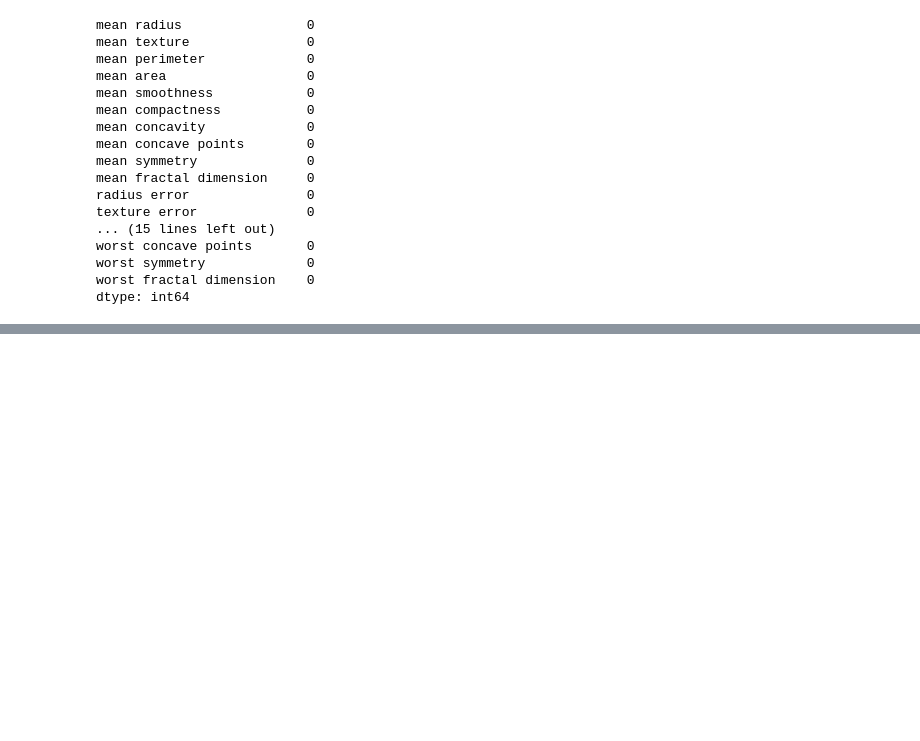
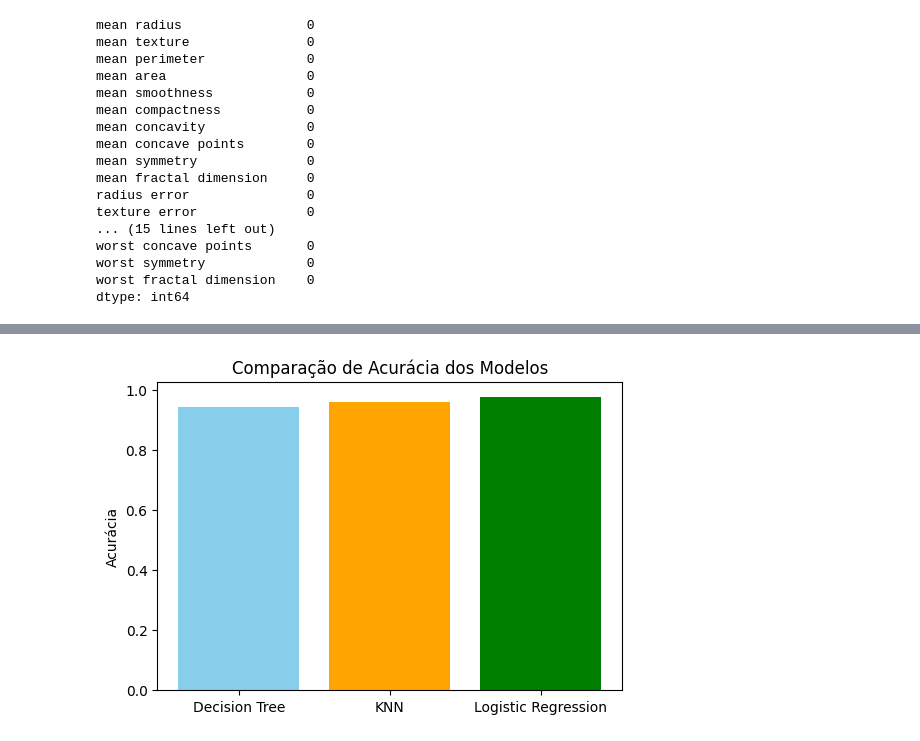
Before and after one commit to Lucas0u/cancer-prediction, a Jupyter notebook: cancer_prediction.ipynb, the cells around one changed output, grey strips where cells are left out. Drawn from its saved outputs; the diff is of its cells as text; code cells hidden in the pictures; blank space fills up the shorter version.

```diff
--- a/cancer_prediction.ipynb
+++ b/cancer_prediction.ipynb
@@ -80,0 +155,9 @@ X_train, X_test, y_train, y_test = train_test_split(X, y, test_size=0.3, random_
+# %%
+plt.figure(figsize=(6,4))
+plt.bar(results.keys(), [m["accuracy"] for m in results.values()], color=["skyblue","orange","green"])
+
+plt.title("Comparação de Acurácia dos Modelos")
+plt.ylabel("Acurácia")
+plt.show()
+# %% [output]
+[figure, added]
```
Also changed, not shown: parts of 7 cells of this notebook.
